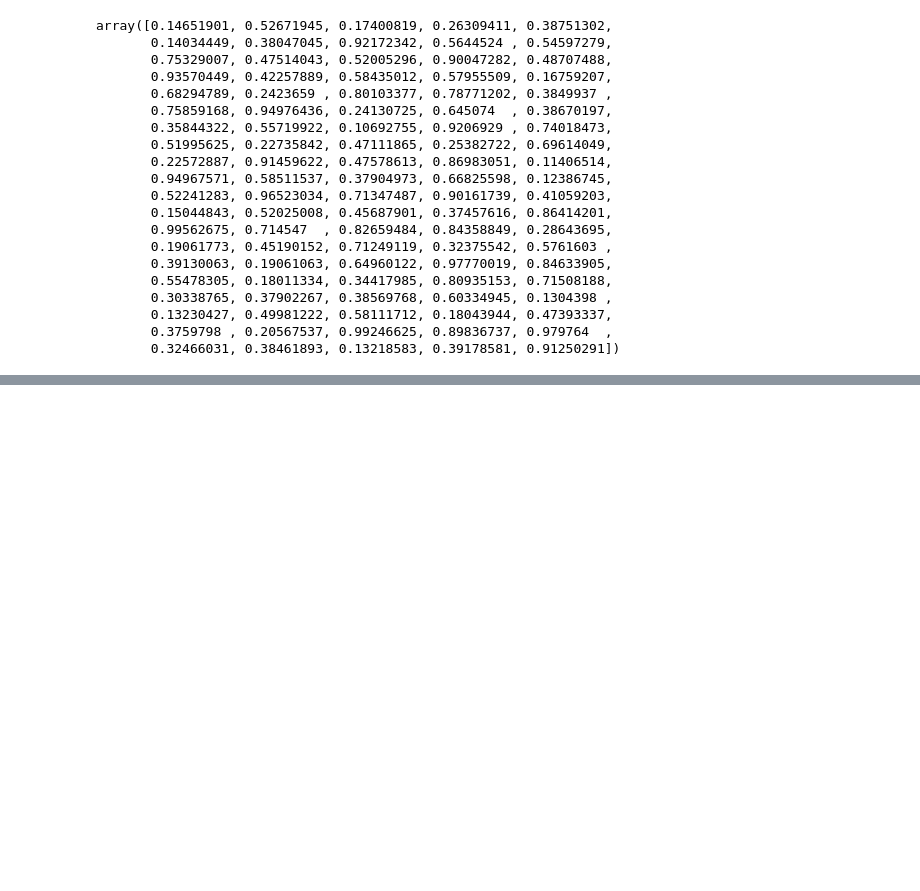
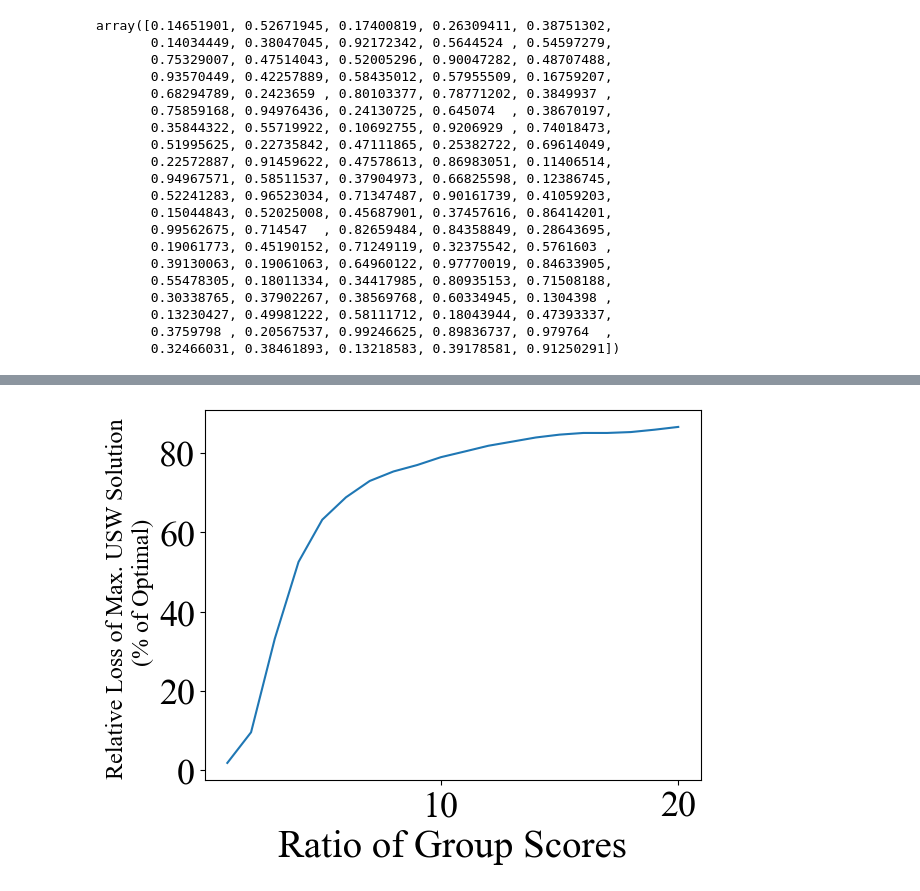
Before and after one commit to justinpayan/RAU2, a Jupyter notebook: notebooks/AAMAS Bids.ipynb, the cells around one changed output, grey strips where cells are left out. Saved outputs shown, nothing was run; the diff lists cells and outputs as text; code cells hidden in the pictures; blank space fills up the shorter version.

Commit message:
Run GESW only

```diff
--- a/notebooks/AAMAS Bids.ipynb
+++ b/notebooks/AAMAS Bids.ipynb
@@ -1049,0 +1126,3 @@ array([0.14651901, 0.52671945, 0.17400819, 0.26309411, 0.38751302,
+# %%
+usw_alloc = solve_usw_gurobi(mod_mu, covs_lb, covs_ub, loads, coi_mask)
+gesw_alloc = solve_gesw(mod_mu, covs_lb, covs_ub, loads, groups, coi_mask)
@@ -1049,0 +1215,15 @@ array([0.14651901, 0.52671945, 0.17400819, 0.26309411, 0.38751302,
+# %%
+divisor_options = np.arange(1, 20.1, 1)
+num_nonzero_options = np.arange(1, 50.1, 5)
+group_size_options = np.arange(50, 301, 20)
+varying_divisors = []
+varying_num_nonzero = []
+varying_group_size = []
+
+
+default_divisor = 2
+default_num_nonzero = 5
+default_group_size = 150
+# %%
+for do in tqdm(divisor_options):
+    varying_divisors.append(run_exp_to_get_usw_soln_loss_on_gesw(do, default_num_nonzero, default_group_size))
@@ -1049,0 +1342,15 @@ array([0.14651901, 0.52671945, 0.17400819, 0.26309411, 0.38751302,
+# %%
+import seaborn as sns
+import matplotlib.pyplot as plt
+plt.rcParams["font.family"] = "serif"
+plt.rcParams["font.serif"] = ["Times New Roman"]
+# %%
+sns.lineplot(x=divisor_options, y=[100*x for x in varying_divisors])
+
+fs = 26
+plt.ylabel("Relative Loss of Max. USW Solution \n (% of Optimal)", fontsize=fs/1.5)
+plt.xlabel("Ratio of Group Scores", fontsize=fs+2)
+plt.tick_params(axis='both', which='major', labelsize=fs)
+plt.savefig("../Plots/GESW_LOSS_DIVISOR.pdf", bbox_inches='tight')
+# %% [output]
+[figure, added]
```
Also changed, not shown: parts of 44 cells of this notebook, 2 other files.
